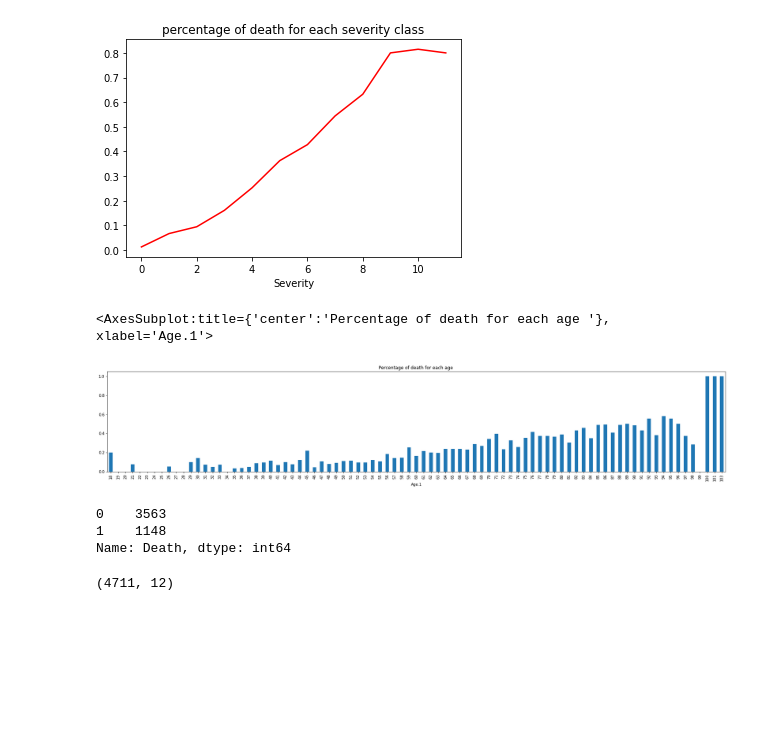
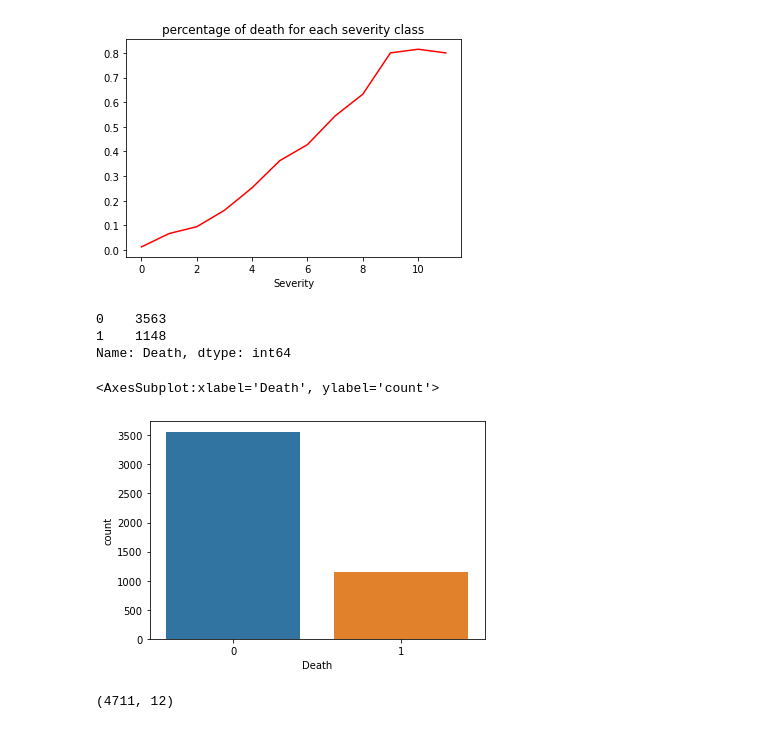
Before and after one commit to ashu741/MiniProject_5th_Sem_2015202, a Jupyter notebook: AshutoshKumarGupta_5thSem_MiniProject_Part3_2015202.ipynb, the cells around one changed output. Saved outputs shown, nothing was run; the diff lists cells and outputs as text; code cells hidden in the pictures; blank space fills up the shorter version.

```diff
--- a/AshutoshKumarGupta_5thSem_MiniProject_Part3_2015202.ipynb
+++ b/AshutoshKumarGupta_5thSem_MiniProject_Part3_2015202.ipynb
@@ -84,10 +100,4 @@ dps.plot(title = 'percentage of death for each severity class',color="red")
 # %% [output]
 <AxesSubplot:title={'center':'percentage of death for each severity class'}, xlabel='Severity'>
 [figure]
-# %%
-dpa = dataset2.groupby('Age.1').sum()['Death'] / dataset2.groupby('Age.1').count()['Death']
-dpa.plot.bar(title = 'Percentage of death for each age ', figsize=(30,5))
-# %% [output]
-<AxesSubplot:title={'center':'Percentage of death for each age '}, xlabel='Age.1'>
-[figure, removed]
 # %%
@@ -96,6 +106,11 @@ print(dataset2.iloc[:,3].value_counts())
 0    3563
 1    1148
 Name: Death, dtype: int64
+# %%
+sns.countplot(dataset2['Death'])
+# %% [output]
+<AxesSubplot:xlabel='Death', ylabel='count'>
+[figure, added]
 # %%
 pca=PCA(n_components=12)
 x=pca.fit_transform(dataset2.iloc[:,5:82])
```
Also changed, not shown: parts of 38 cells of this notebook.
